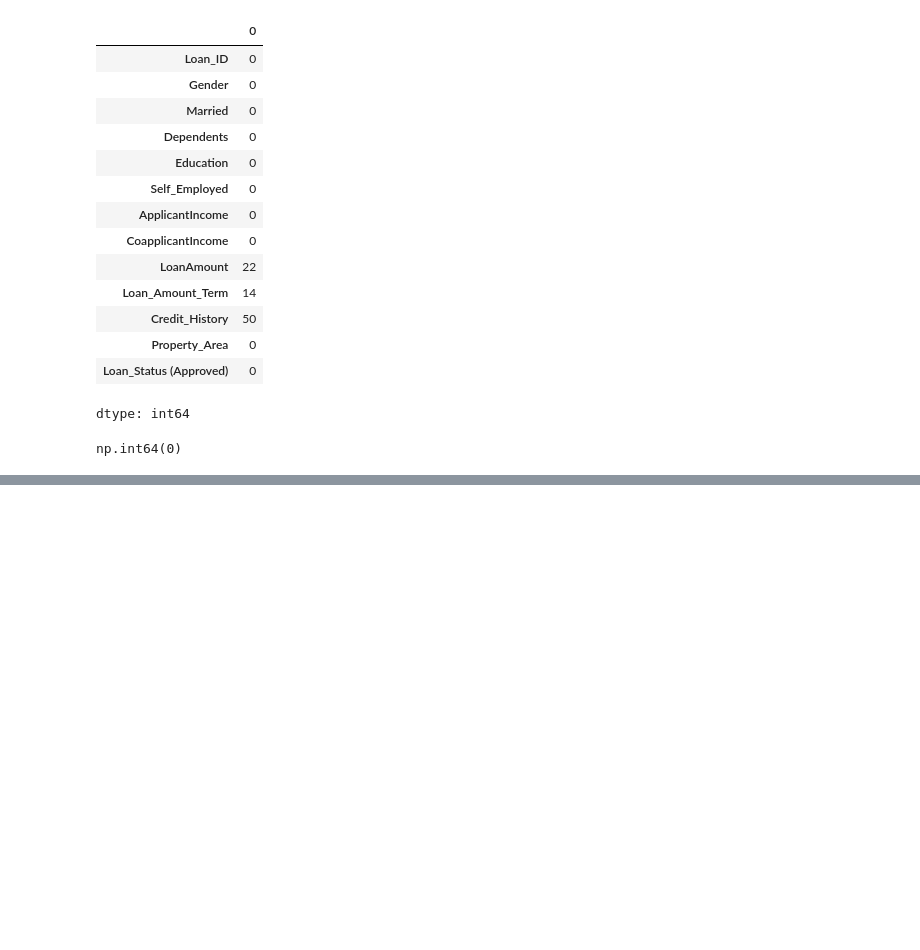
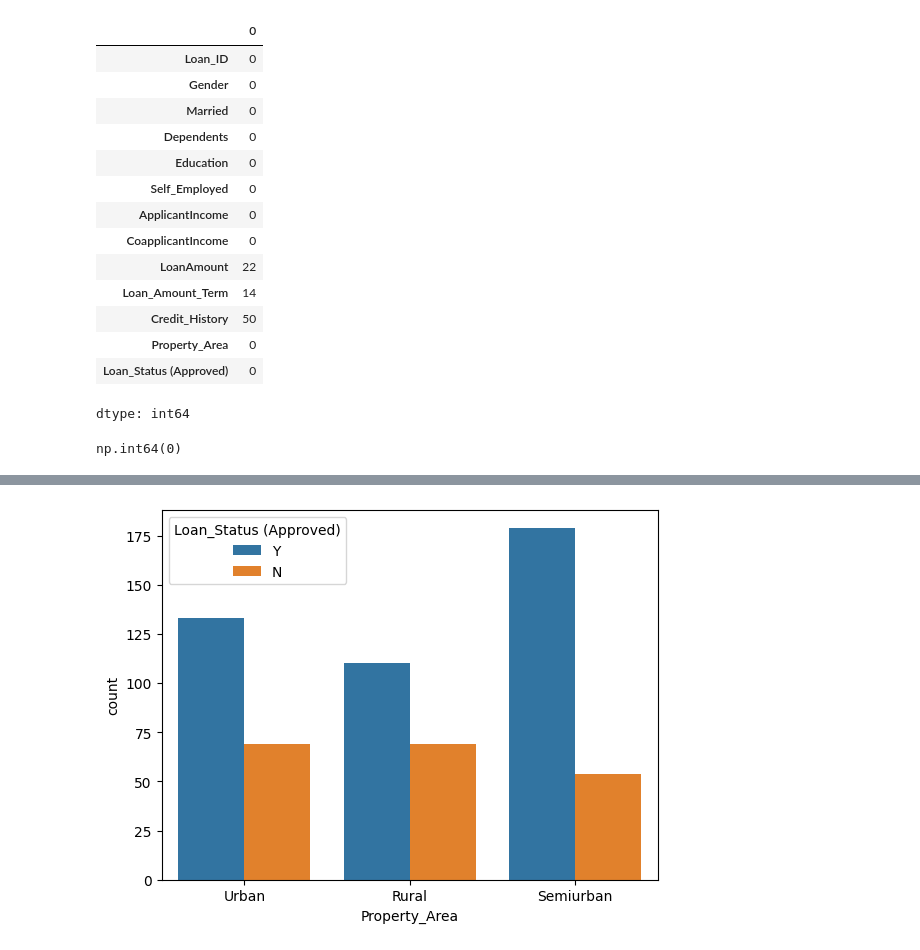
Before and after one commit to asiddiqha/ML_Practice, a Jupyter notebook: FeatureEngineering.ipynb, the cells around one changed output, grey strips where cells are left out. Saved outputs shown, nothing was run; the diff lists cells and outputs as text; code cells hidden in the pictures; blank space fills up the shorter version.

```diff
--- a/FeatureEngineering.ipynb
+++ b/FeatureEngineering.ipynb
@@ -126,0 +141,7 @@ df['Gender'] = df['Gender'].str.lower()
+# %%
+##Loan status vs Property Area
+
+sns.countplot(x="Property_Area", hue="Loan_Status (Approved)", data=df)
+plt.show()
+# %% [output]
+[figure, added]
```
Also changed, not shown: parts of 9 cells of this notebook.
